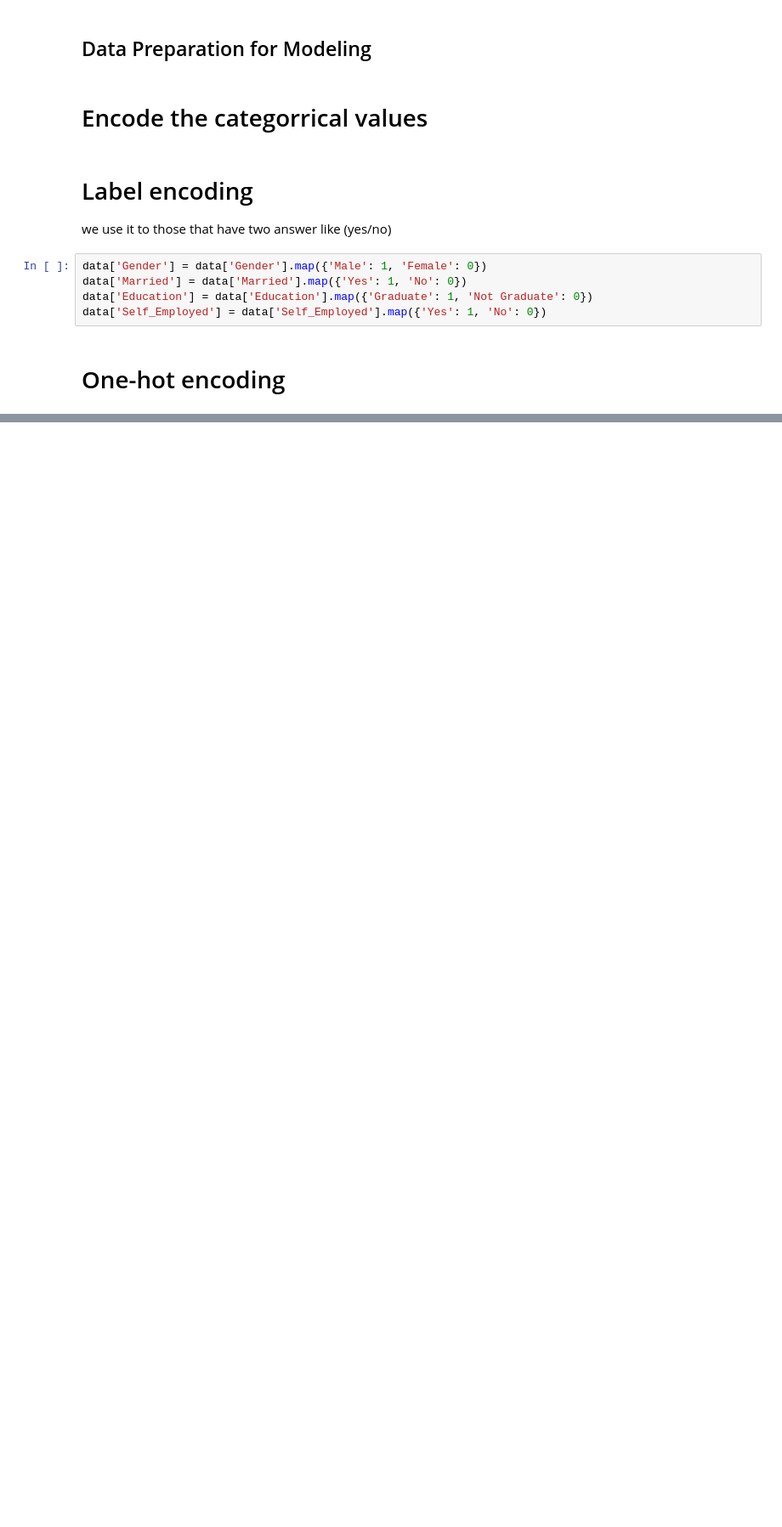
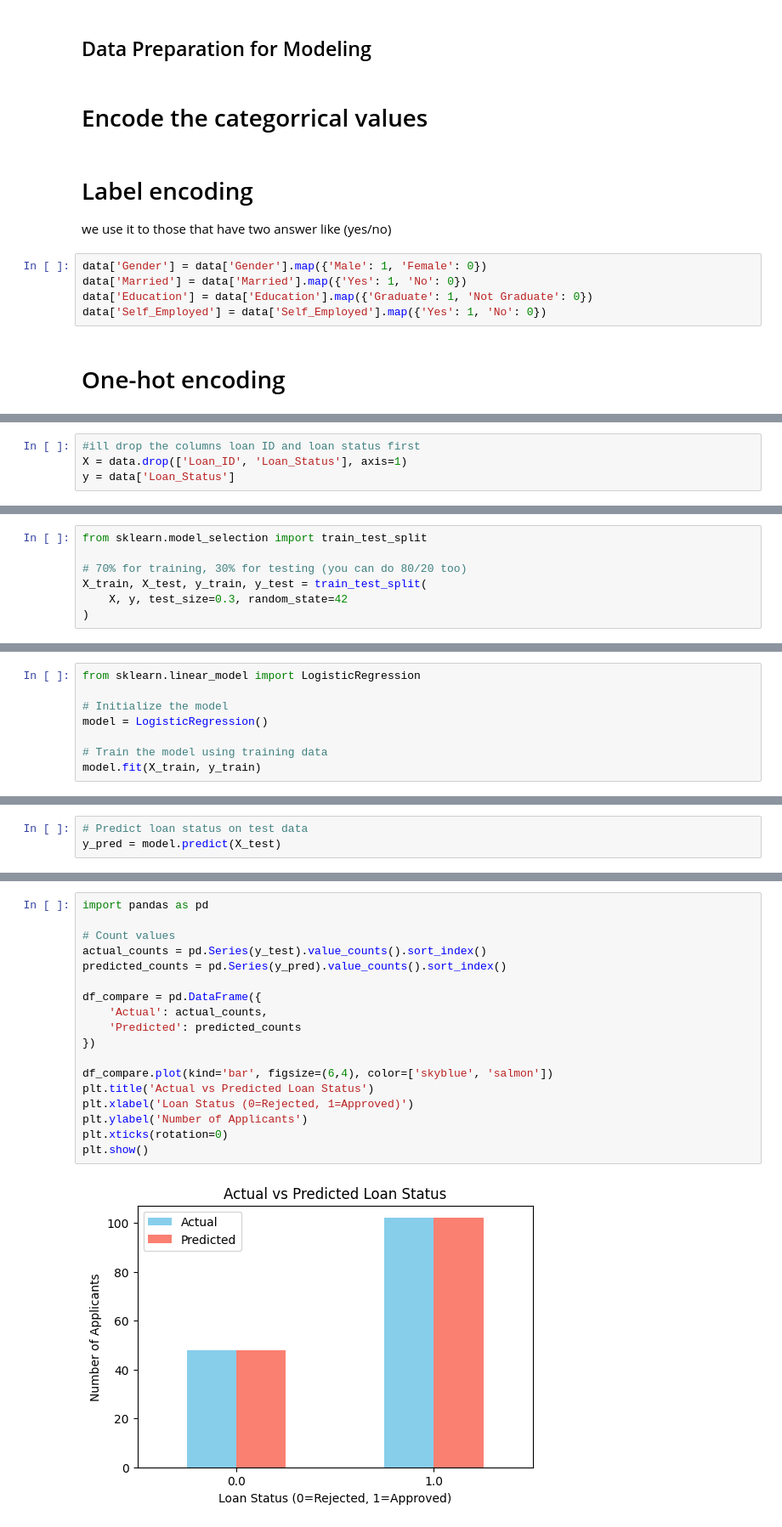
Before and after one commit to Mainabryan/loan-approval-prediction-logistic-regressio, a Jupyter notebook: Loan_Approval_predictor(logistic_regression).ipynb, the cells around one changed output, grey strips where cells are left out. Shown: that part at 85% size. Saved outputs shown, nothing was run; the diff lists cells and outputs as text; blank space fills up the shorter version.

```diff
--- a/Loan_Approval_predictor(logistic_regression).ipynb
+++ b/Loan_Approval_predictor(logistic_regression).ipynb
@@ -199,0 +178,4 @@ Index(['Loan_ID', 'Gender', 'Married', 'Dependents', 'Education',
+# %%
+#ill drop the columns loan ID and loan status first
+X = data.drop(['Loan_ID', 'Loan_Status'], axis=1)
+y = data['Loan_Status']
@@ -199,0 +184,7 @@ Index(['Loan_ID', 'Gender', 'Married', 'Dependents', 'Education',
+# %%
+from sklearn.model_selection import train_test_split
+
+# 70% for training, 30% for testing (you can do 80/20 too)
+X_train, X_test, y_train, y_test = train_test_split(
+    X, y, test_size=0.3, random_state=42
+)
@@ -199,0 +202,8 @@ Index(['Loan_ID', 'Gender', 'Married', 'Dependents', 'Education',
+# %%
+from sklearn.linear_model import LogisticRegression
+
+# Initialize the model
+model = LogisticRegression()
+
+# Train the model using training data
+model.fit(X_train, y_train)
@@ -199,0 +225,3 @@ Index(['Loan_ID', 'Gender', 'Married', 'Dependents', 'Education',
+# %%
+# Predict loan status on test data
+y_pred = model.predict(X_test)
@@ -199,0 +252,20 @@ Index(['Loan_ID', 'Gender', 'Married', 'Dependents', 'Education',
+# %%
+import pandas as pd
+
+# Count values
+actual_counts = pd.Series(y_test).value_counts().sort_index()
+predicted_counts = pd.Series(y_pred).value_counts().sort_index()
+
+df_compare = pd.DataFrame({
+    'Actual': actual_counts,
+    'Predicted': predicted_counts
+})
+
+df_compare.plot(kind='bar', figsize=(6,4), color=['skyblue', 'salmon'])
+plt.title('Actual vs Predicted Loan Status')
+plt.xlabel('Loan Status (0=Rejected, 1=Approved)')
+plt.ylabel('Number of Applicants')
+plt.xticks(rotation=0)
+plt.show()
+# %% [output]
+[figure, added]
```
Also changed, not shown: parts of 22 cells of this notebook.
